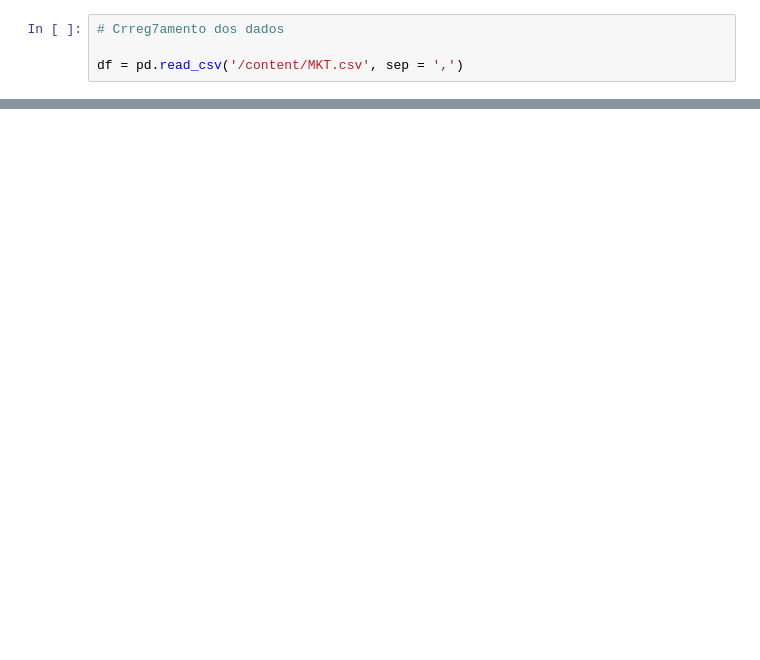
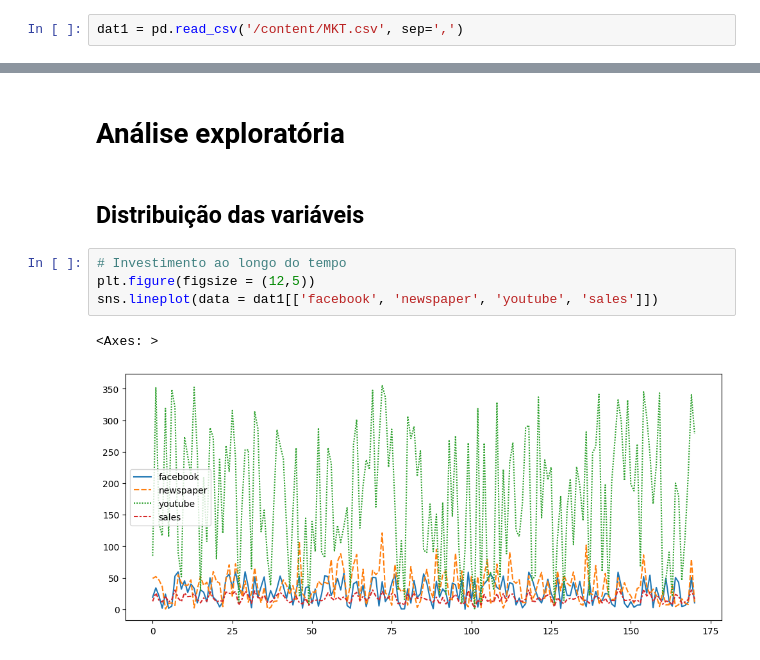
Before and after one commit to fredvasconcelos/Escola_DNC_Desafios, a Jupyter notebook: case4.ipynb, the cells around one changed output, grey strips where cells are left out. Saved outputs shown, nothing was run; the diff lists cells and outputs as text; blank space fills up the shorter version.

```diff
--- a/case4.ipynb
+++ b/case4.ipynb
@@ -14,4 +40,2 @@ import matplotlib.pyplot as plt
 # %%
-# Crreg7amento dos dados
-
-df = pd.read_csv('/content/MKT.csv', sep = ',')
+dat1 = pd.read_csv('/content/MKT.csv', sep=',')
@@ -33,0 +104,11 @@ memory usage: 5.5 KB
+# %% [markdown]
+# Análise exploratória
+# %% [markdown]
+## Distribuição das variáveis
+# %%
+# Investimento ao longo do tempo
+plt.figure(figsize = (12,5))
+sns.lineplot(data = dat1[['facebook', 'newspaper', 'youtube', 'sales']])
+# %% [output]
+<Axes: >
+[figure, added]
```
Also changed, not shown: parts of 35 cells of this notebook.
